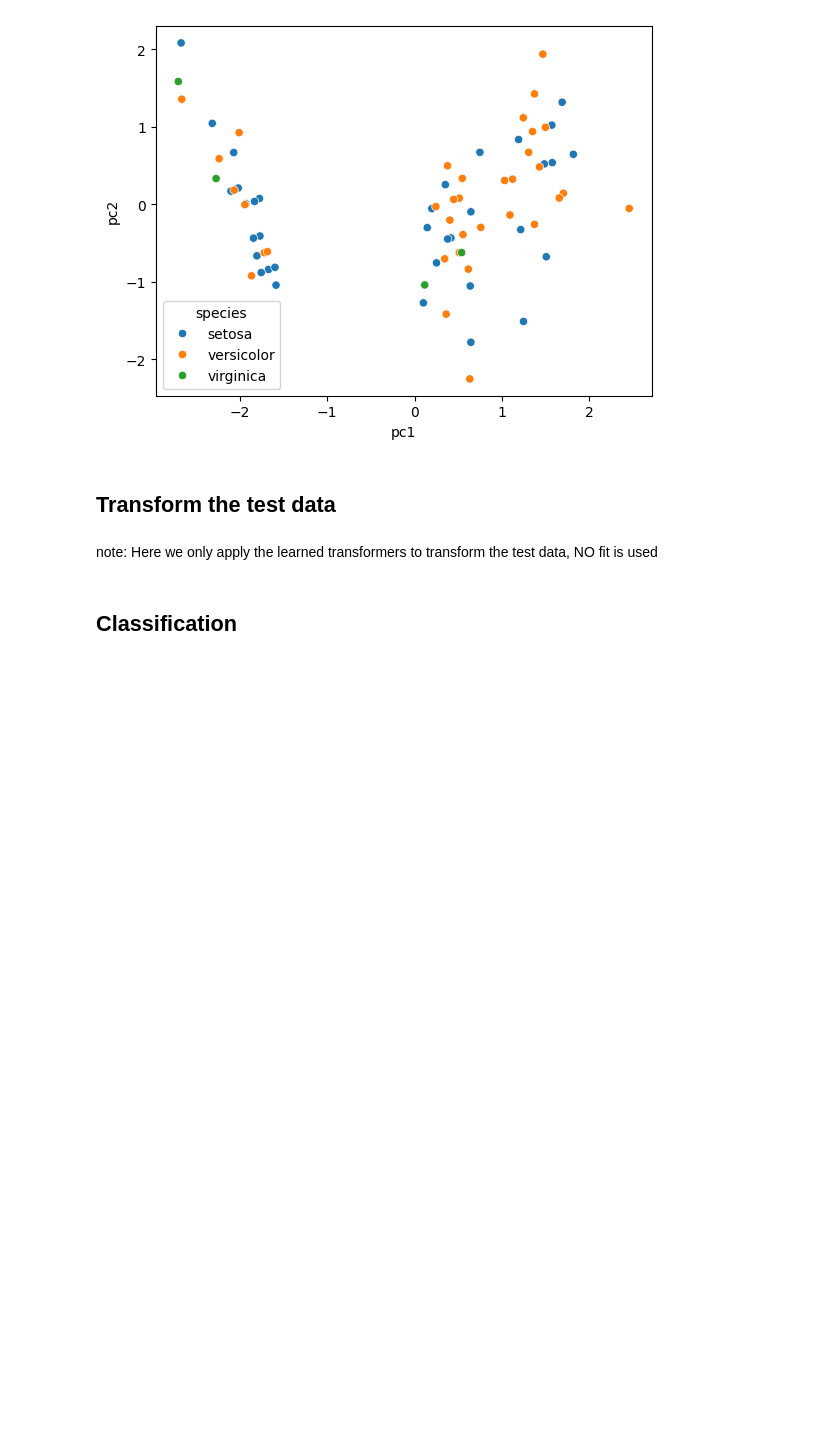
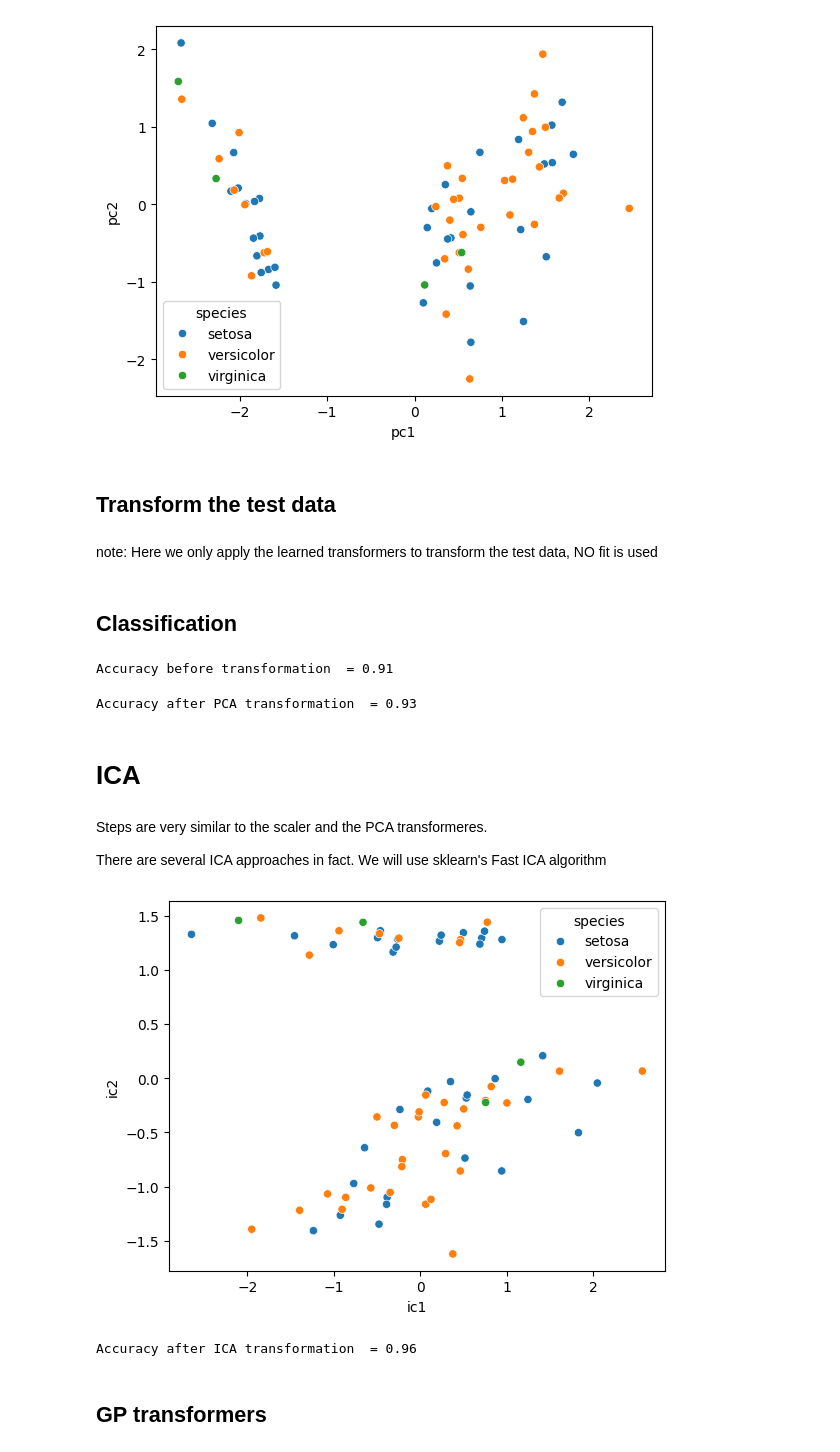
Before and after one commit to buianhtuyet05/ueh25-ktlt-eco, a Jupyter notebook: buoi6_250923/Untitled.ipynb, the cells around one changed output. Drawn from its saved outputs; the diff is of its cells as text; code cells hidden in the pictures; blank space fills up the shorter version.

```diff
--- a/buoi6_250923/Untitled.ipynb
+++ b/buoi6_250923/Untitled.ipynb
@@ -168,3 +168,50 @@ X_test_ss = scaler.transform(X_test)
 pca_test = pca.transform(X_test_ss)
 # %% [markdown]
 ## Classification
+# %%
+
+# Performing classification based on the orignal data
+from sklearn.metrics import accuracy_score
+from sklearn.ensemble import RandomForestClassifier
+classifier = RandomForestClassifier(random_state=0)
+#classifier=SVC()
+classifier.fit(X_train, y_train)
+score = accuracy_score(classifier.predict(X_test), y_test)
+print('Accuracy before transformation  = {:.2f}'.format(score))
+# %% [output]
+Accuracy before transformation  = 0.91
+# %%
+# Performing classification using the pca-based transformed data
+classifier.fit(pca_train, y_train)
+score = accuracy_score(classifier.predict(pca_test), y_test)
+print('Accuracy after PCA transformation  = {:.2f}'.format(score))
+# %% [output]
+Accuracy after PCA transformation  = 0.93
+# %% [markdown]
+# ICA
+# %% [markdown]
+Steps are very similar to the scaler and the PCA transformeres.
+
+There are several ICA approaches in fact. We will use sklearn's Fast ICA algorithm
+# %%
+from sklearn.decomposition import FastICA
+ica = FastICA(n_components=2)
+ica_train = ica.fit_transform(X_train_ss)  # nb. we already did the scaling, above
+# %%
+# Visualisation
+df_ica_train = pd.DataFrame(data = ica_train, columns = ['ic1', 'ic2'])
+df_ica_train['species']=y_train
+sns.scatterplot(x='ic1', y='ic2', hue=df_ica_train['species'], data=df_ica_train);
+# %% [output]
+[figure, added]
+# %%
+# Performing classification using the ica-based transformed data
+# Transform test data using ica
+classifier.fit(ica_train, y_train)
+ica_test = ica.transform(X_test_ss)
+score = accuracy_score(classifier.predict(ica_test), y_test)
+print('Accuracy after ICA transformation  = {:.2f}'.format(score))
+# %% [output]
+Accuracy after ICA transformation  = 0.96
+# %% [markdown]
+## GP transformers
```
Also changed, not shown: parts of 1 cell of this notebook.
